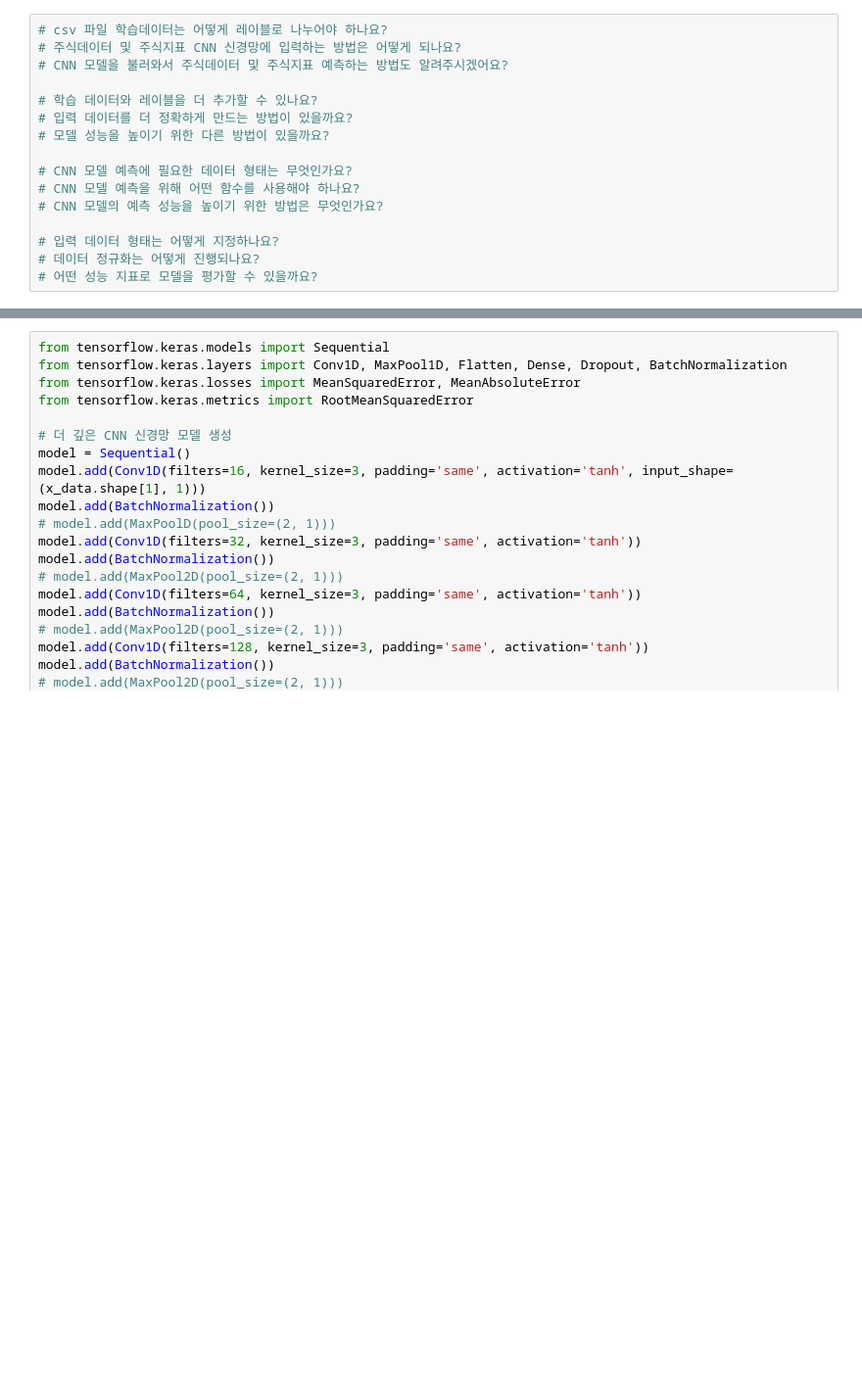
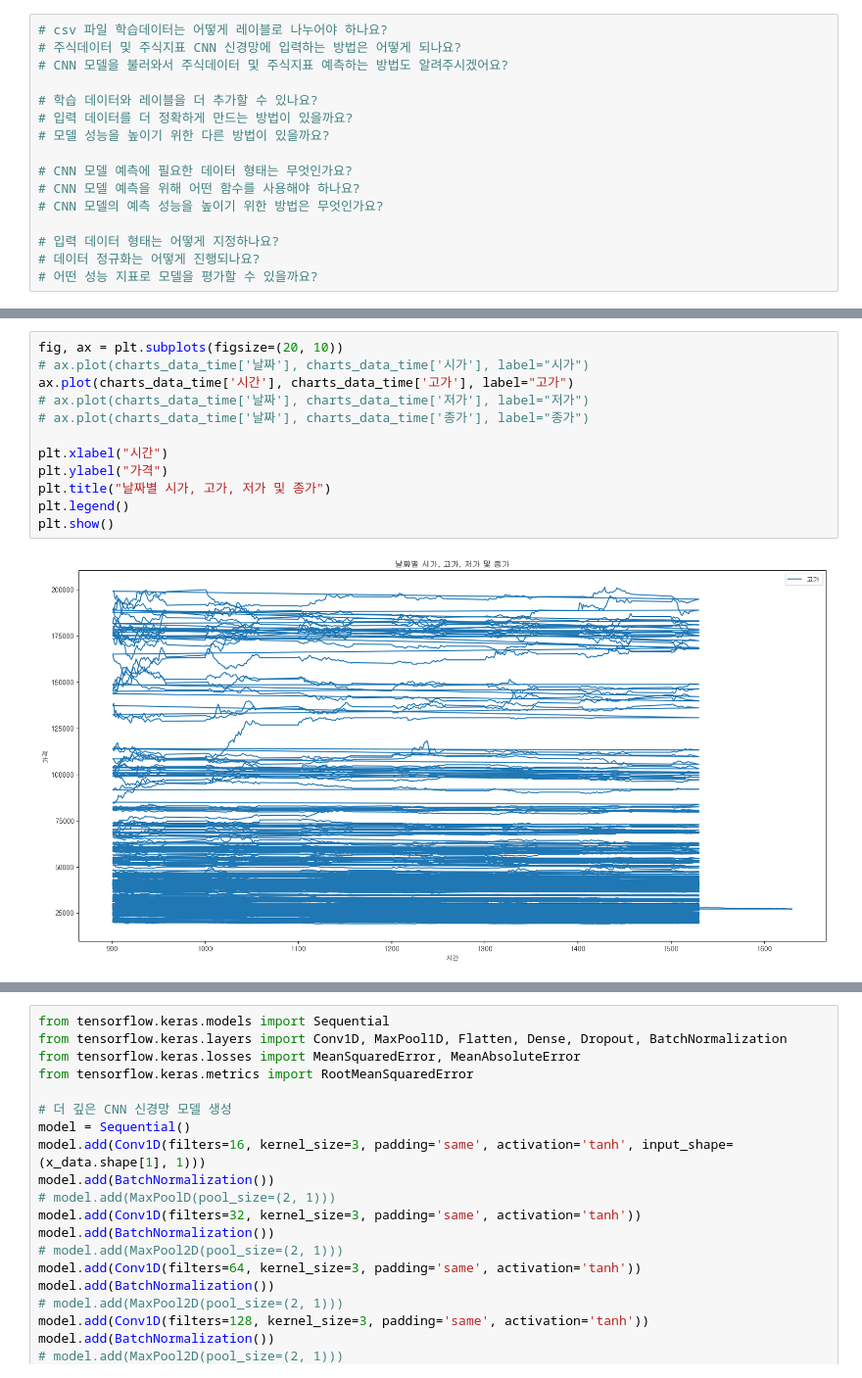
Before and after one commit to boomboomboom513/gwajae5, a Jupyter notebook: 장하진/주식데이터 수집/CNNmodel_test.ipynb, the cells around one changed output, grey strips where cells are left out. Shown at 98% size. Drawn from its saved outputs; the diff is of its cells as text; blank space fills up the shorter version.

```diff
--- a/장하진/주식데이터 수집/CNNmodel_test.ipynb
+++ b/장하진/주식데이터 수집/CNNmodel_test.ipynb
@@ -530,0 +732,14 @@ x_data.shape[1]
+# %%
+fig, ax = plt.subplots(figsize=(20, 10))
+# ax.plot(charts_data_time['날짜'], charts_data_time['시가'], label="시가")
+ax.plot(charts_data_time['시간'], charts_data_time['고가'], label="고가")
+# ax.plot(charts_data_time['날짜'], charts_data_time['저가'], label="저가")
+# ax.plot(charts_data_time['날짜'], charts_data_time['종가'], label="종가")
+
+plt.xlabel("시간")
+plt.ylabel("가격")
+plt.title("날짜별 시가, 고가, 저가 및 종가")
+plt.legend()
+plt.show()
+# %% [output]
+[figure, added]
```
Also changed, not shown: parts of 25 cells of this notebook, 2 other files.
